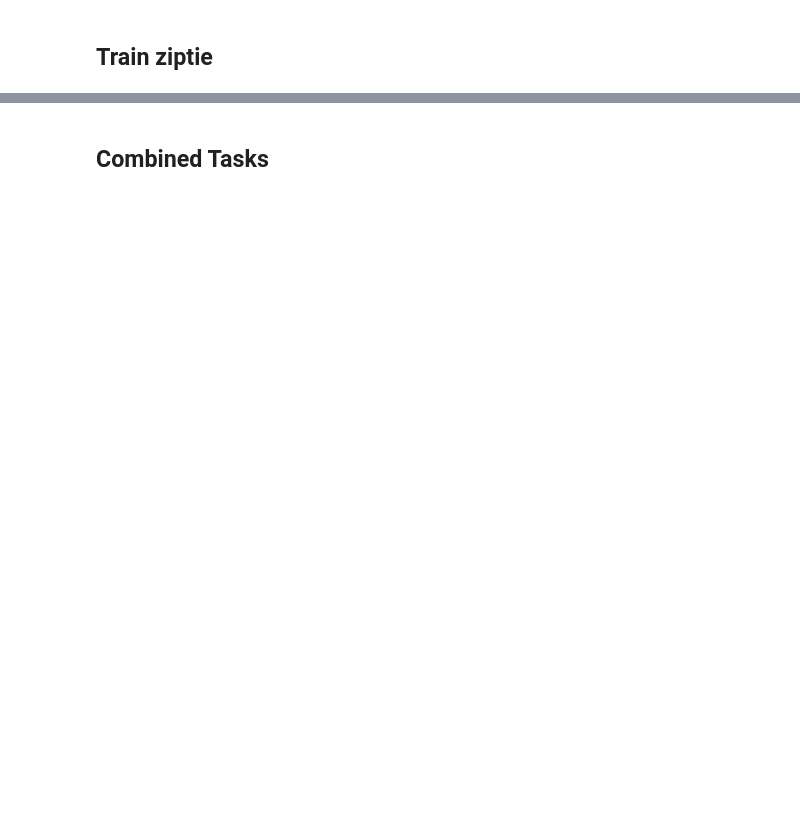
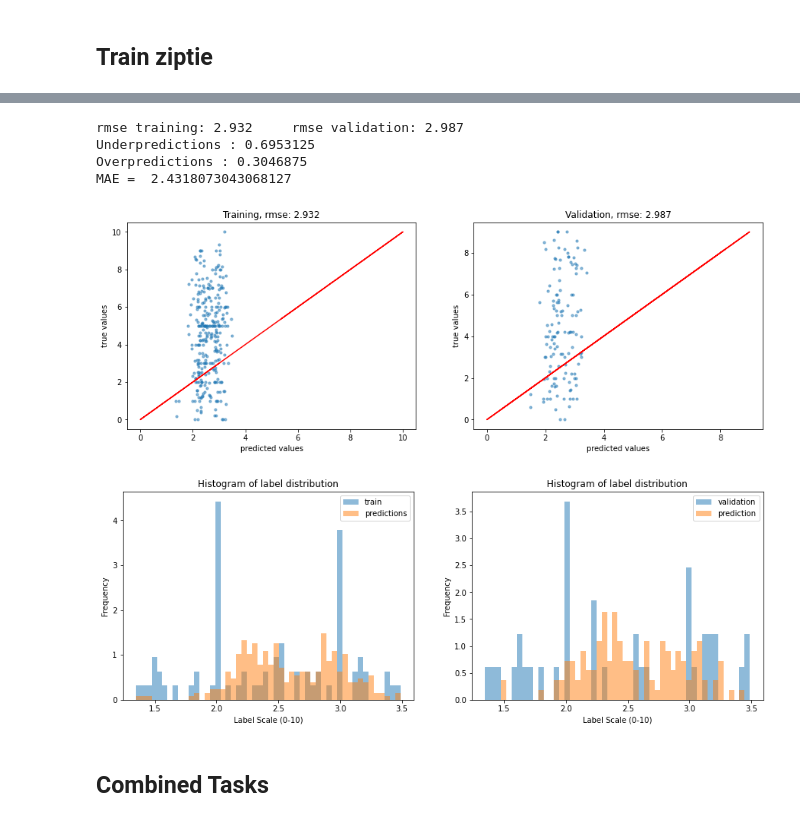
Before and after one commit to payalmohapatra/Multi-Level-Physical-Fatigue-Prediction-in-Manufacturing-Workers, a Jupyter notebook: Predictive_Models/Data_Analysis_Regression_fixed_Train_Test.ipynb, the cells around one changed output, grey strips where cells are left out. Saved outputs shown, nothing was run; the diff lists cells and outputs as text; code cells hidden in the pictures; blank space fills up the shorter version.

```diff
--- a/Predictive_Models/Data_Analysis_Regression_fixed_Train_Test.ipynb
+++ b/Predictive_Models/Data_Analysis_Regression_fixed_Train_Test.ipynb
@@ -436,5 +471,13 @@ _, y_pred_over_assym_zp = xgb_model(X_train_zp, Y_train_zp, X_test_zp, Y_test_zp
 # %%
-_, y_pred_over_linex_zp = xgb_model(X_train_zp, Y_train_zp, X_test_zp, Y_test_zp, objective=LinexLoss_over_pred, learning_rate=0.05, gamma=20)
+np.random.seed(2711)
+_, y_pred_over_linex_zp = xgb_model(X_train_zp, Y_train_zp, X_test_zp, Y_test_zp, objective=LinexLoss_over_pred, learning_rate=0.01, gamma=30)
+# %% [output]
+rmse training: 2.932     rmse validation: 2.987
+Underpredictions : 0.6953125
+Overpredictions : 0.3046875
+MAE =  2.4318073043068127
+[figure, added]
+[figure, added]
 # %% [markdown]
 ## Combined Tasks
 # %%
```
Also changed, not shown: parts of 9 cells of this notebook.
